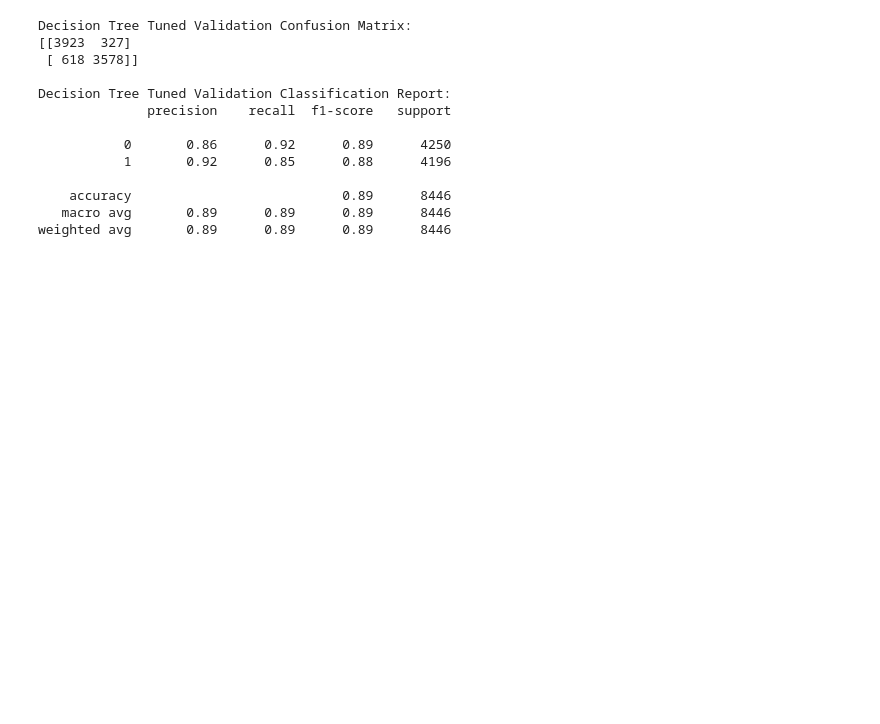
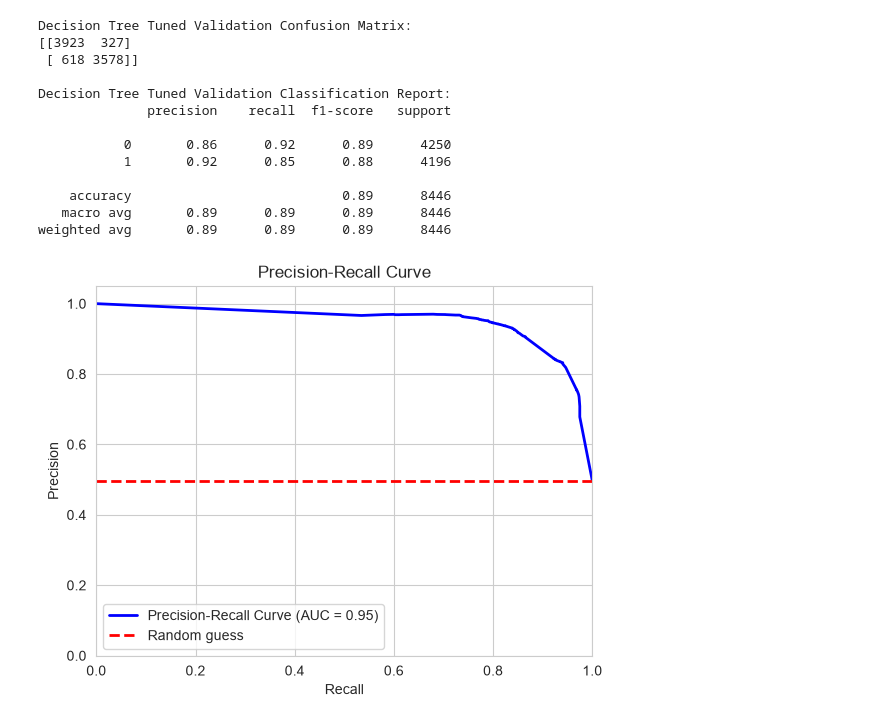
Before and after one commit to kcgitcodeshare/classification, a Jupyter notebook: eda wo notes.ipynb, the cells around one changed output. Cells and saved outputs as stored; diff of their text form; code cells hidden in the pictures; blank space fills up the shorter version.

```diff
--- a/eda wo notes.ipynb
+++ b/eda wo notes.ipynb
@@ -945,3 +945,50 @@ Decision Tree Tuned Validation Classification Report:
     accuracy                           0.89      8446
    macro avg       0.89      0.89      0.89      8446
 weighted avg       0.89      0.89      0.89      8446
+# %%
+from sklearn.metrics import precision_recall_curve, auc
+import matplotlib.pyplot as plt
+import numpy as np
+
+# Get the tuned decision-tree model
+best_dt_model = dt_random_search.best_estimator_
+
+# Get predicted probabilities for the positive class
+y_val_pred_proba_dt = best_dt_model.predict_proba(X_val)[:, 1]
+
+# Calculate precision, recall, and thresholds
+precision_dt, recall_dt, thresholds_dt = precision_recall_curve(y_val, y_val_pred_proba_dt)
+
+# Calculate the area under the precision-recall curve
+pr_auc_dt = auc(recall_dt, precision_dt)
+
+# Plot the Precision-Recall curve
+plt.figure()
+plt.plot(
+    recall_dt,
+    precision_dt,
+    color='blue',
+    lw=2,
+    label=f'Precision-Recall Curve (AUC = {pr_auc_dt:.2f})'
+)
+
+# Plot the random-guess baseline, as horizontal line
+plt.plot(
+    [0, 1],
+    [np.mean(y_val), np.mean(y_val)],
+    color='red',
+    lw=2,
+    linestyle='--',
+    label='Random guess'
+)
+
+plt.xlim([0.0, 1.0])
+plt.ylim([0.0, 1.05])
+plt.xlabel('Recall')
+plt.ylabel('Precision')
+plt.title('Precision-Recall Curve')
+plt.legend(loc='lower left')
+plt.grid(True)
+plt.show()
+# %% [output]
+[figure, added]
```
